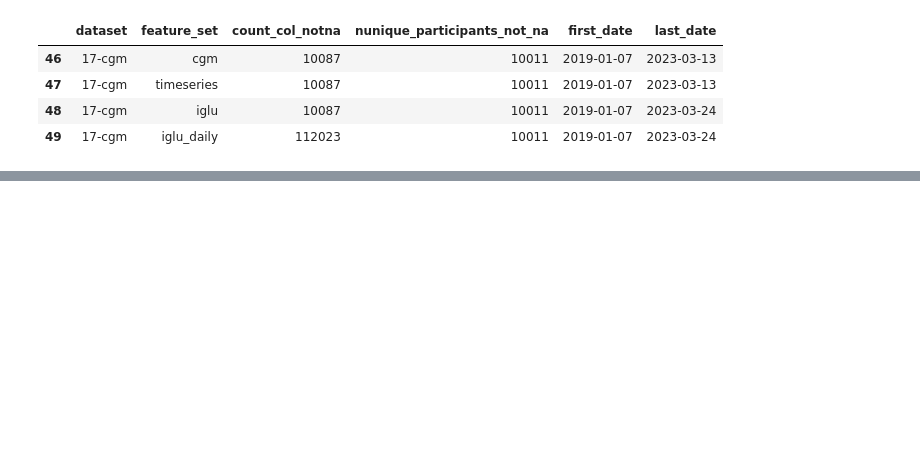
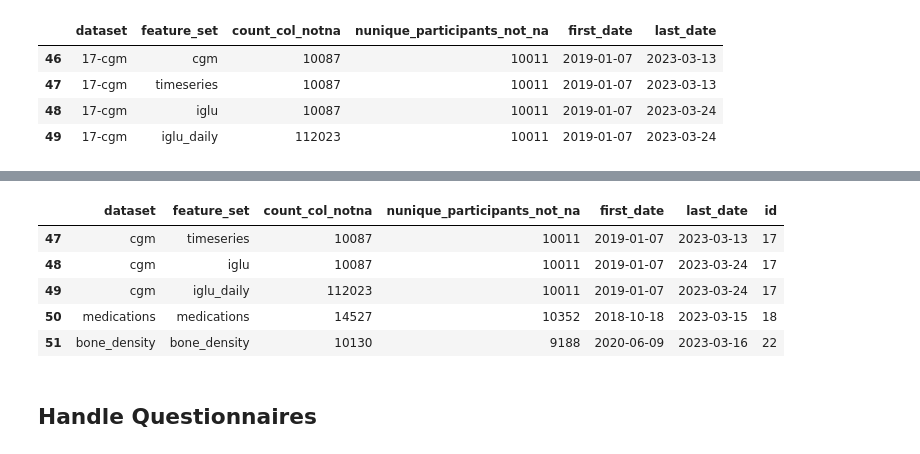
Before and after one commit to pheno-ai/pheno-docs, a Jupyter notebook: pheno_knowledge_base/src/create_available_data.ipynb, the cells around one changed output, grey strips where cells are left out. Saved outputs shown, nothing was run; the diff lists cells and outputs as text; code cells hidden in the pictures; blank space fills up the shorter version.

```diff
--- a/pheno_knowledge_base/src/create_available_data.ipynb
+++ b/pheno_knowledge_base/src/create_available_data.ipynb
@@ -263,0 +290,11 @@ df_convert.to_csv('s3://ds-users/mariag/pheno_master_data_collection_v1_1_count_
+# %%
+df.tail()
+# %% [output]
+|  | dataset | feature_set | count_col_notna | nunique_participants_not_na | first_date | last_date | id |
+| 47 | cgm | timeseries | 10087 | 10011 | 2019-01-07 | 2023-03-13 | 17 |
+| 48 | cgm | iglu | 10087 | 10011 | 2019-01-07 | 2023-03-24 | 17 |
+| 49 | cgm | iglu_daily | 112023 | 10011 | 2019-01-07 | 2023-03-24 | 17 |
+| 50 | medications | medications | 14527 | 10352 | 2018-10-18 | 2023-03-15 | 18 |
+| 51 | bone_density | bone_density | 10130 | 9188 | 2020-06-09 | 2023-03-16 | 22 |
+# %% [markdown]
+## Handle Questionnaires
```
Also changed, not shown: parts of 32 cells of this notebook, 1 other file.
